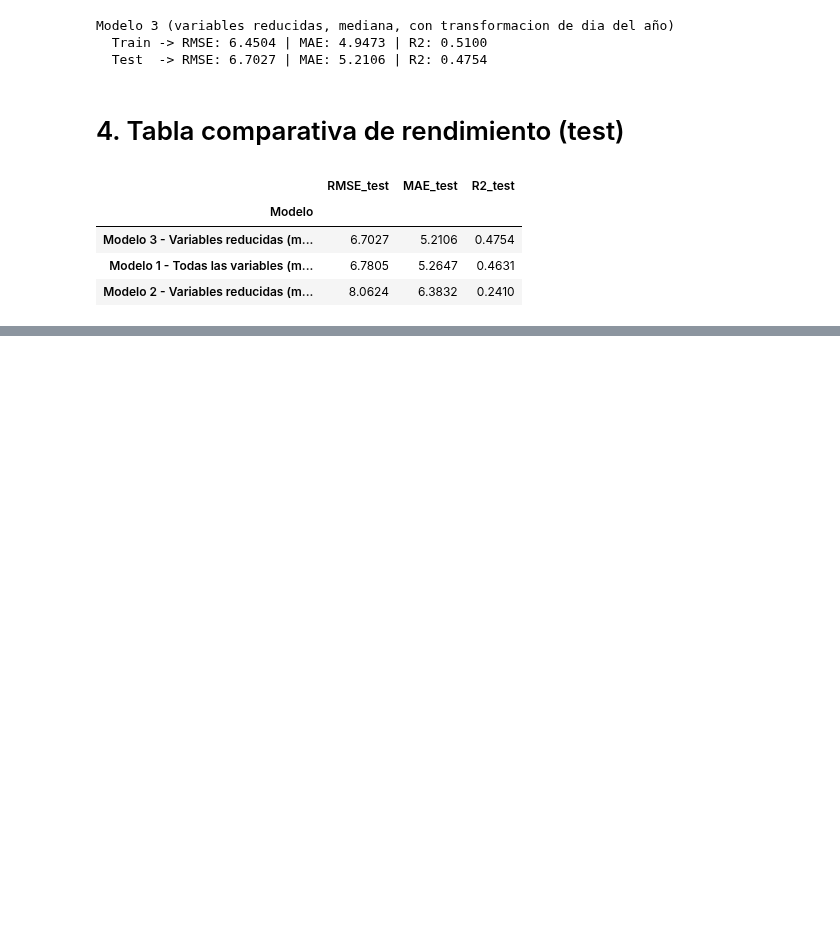
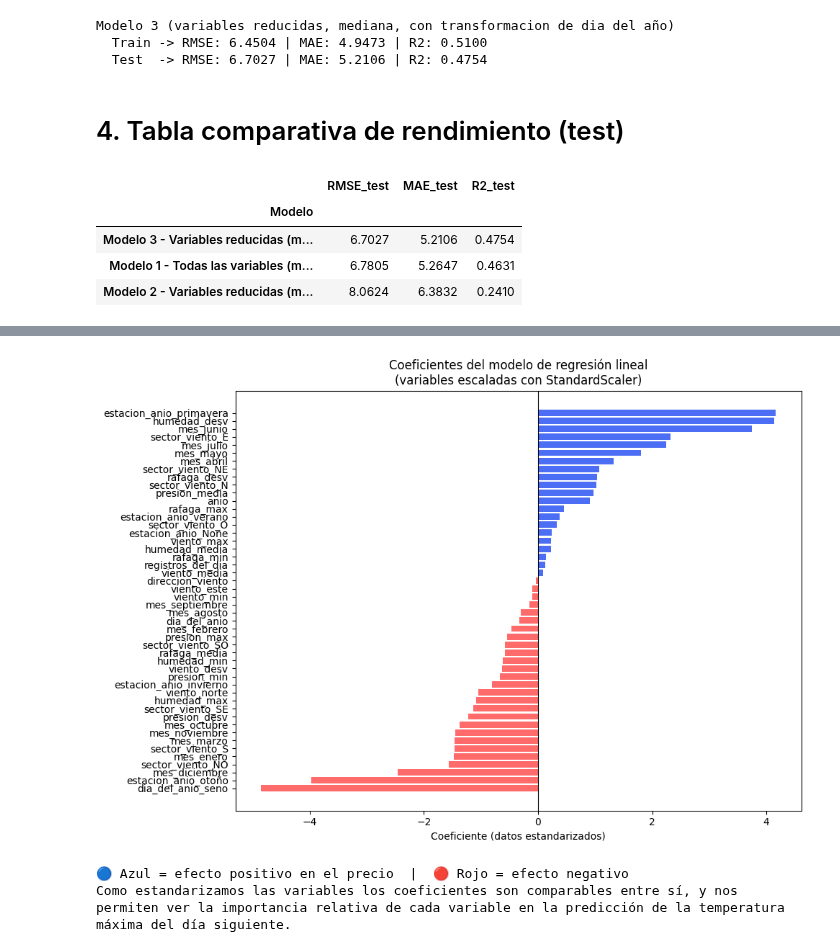
Before and after one commit to Fercho0506/LABS_MACHINE, a Jupyter notebook: LAB_1/Laboratorio_1_Puntos_1a4_ejecutado.ipynb, the cells around one changed output, grey strips where cells are left out. Saved outputs shown, nothing was run; the diff lists cells and outputs as text; code cells hidden in the pictures; blank space fills up the shorter version.

```diff
--- a/LAB_1/Laboratorio_1_Puntos_1a4_ejecutado.ipynb
+++ b/LAB_1/Laboratorio_1_Puntos_1a4_ejecutado.ipynb
@@ -869,0 +878,13 @@ Modelo 2 - Variables reducidas (mediana, sin escalado)                        0.
+# %%
+#imprimir el valor de cada coeficiente del modelo 3 y el nombre de la variable correspondiente
+Modelo = pipeline_m3.named_steps["modelo"]
+feature_names = pipeline_m3.named_steps["preprocesamiento"].get_feature_names_out()
+feature_names = [
+    name.replace("num__", "").replace("cat__", "")
+    for name in feature_names
+]
+coef_df = pd.DataFrame({
+    "Variable": feature_names,
+    "Coeficiente": Modelo.coef_
+})
+coef_df
@@ -869,0 +909,19 @@ Modelo 2 - Variables reducidas (mediana, sin escalado)                        0.
+# %%
+#graficar los coeficientes del modelo 3
+# Visualización de coeficientes ordenados
+coef_sorted = coef_df.sort_values('Coeficiente')
+colors = ['#FF6B6B' if c < 0 else '#4C6EF5' for c in coef_sorted['Coeficiente']]
+
+plt.figure(figsize=(10, 7))
+plt.barh(coef_sorted['Variable'], coef_sorted['Coeficiente'], color=colors)
+plt.axvline(0, color='black', linewidth=0.8)
+plt.xlabel('Coeficiente (datos estandarizados)')
+plt.title('Coeficientes del modelo de regresión lineal\n(variables escaladas con StandardScaler)')
+plt.tight_layout()
+plt.show()
+print("🔵 Azul = efecto positivo en el precio  |  🔴 Rojo = efecto negativo")
+print("Como estandarizamos las variables los coeficientes son comparables entre sí, y nos permiten ver la importancia relativa de cada variable en la predicción de la temperatura máxima del día siguiente.")
+# %% [output]
+[figure, added]
+🔵 Azul = efecto positivo en el precio  |  🔴 Rojo = efecto negativo
+Como estandarizamos las variables los coeficientes son comparables entre sí, y nos permiten ver la importancia relativa de cada variable en la predicción de la temperatura máxima del día siguiente.
```
Also changed, not shown: parts of 12 cells of this notebook.
